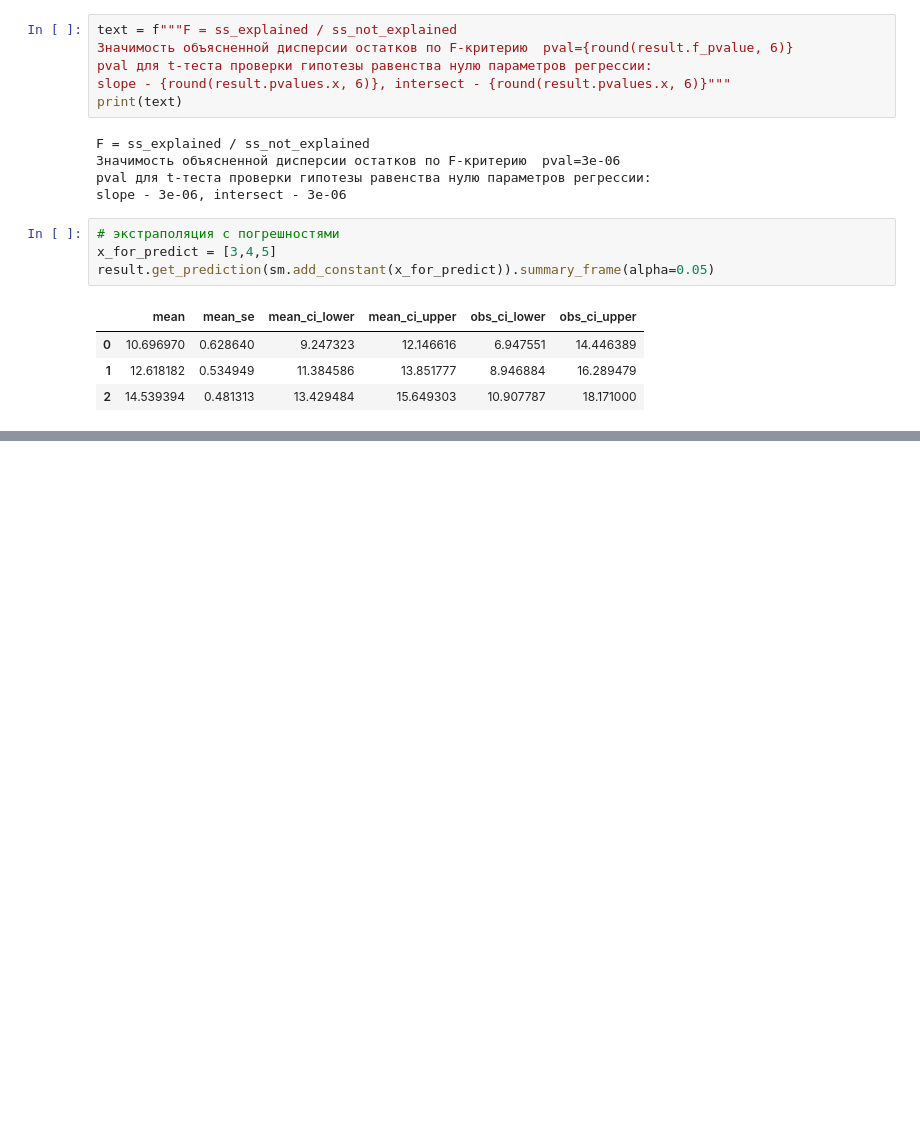
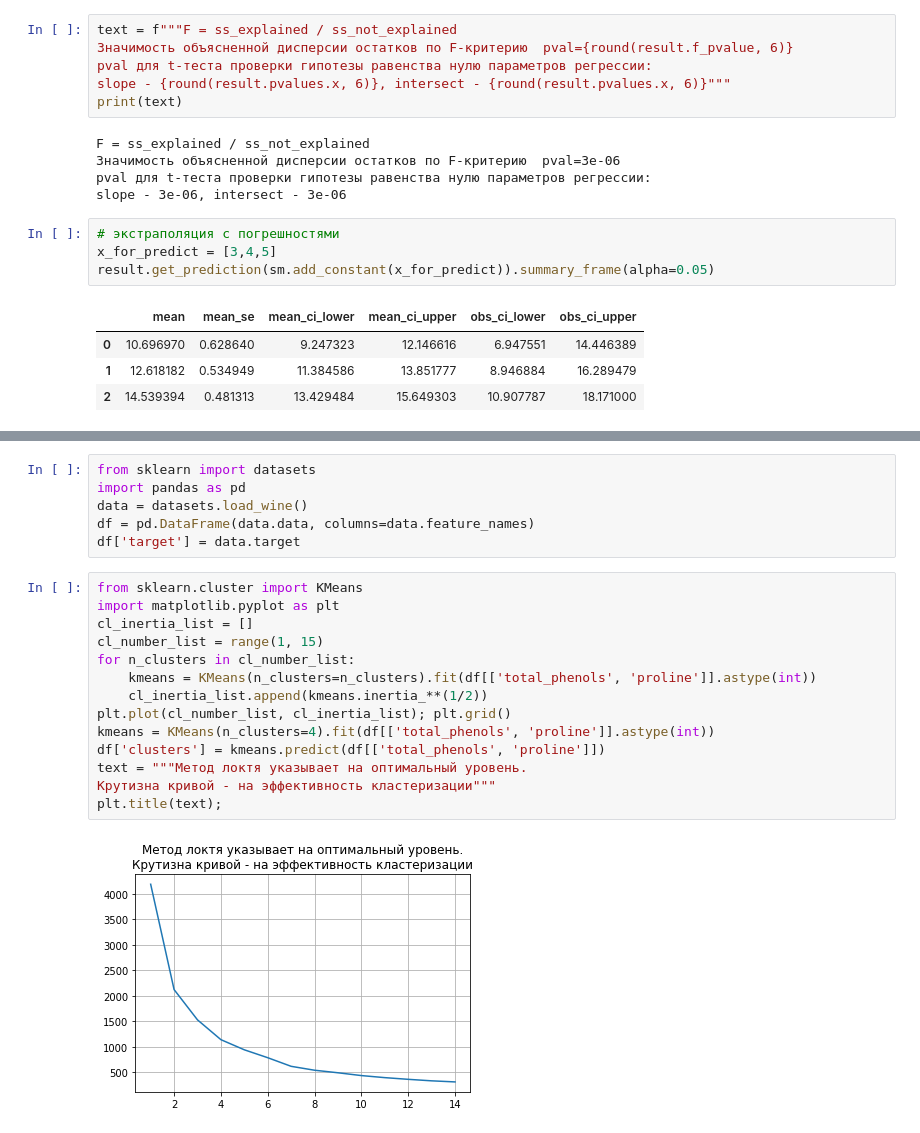
Before and after one commit to gavrevnik/analytics_tools, a Jupyter notebook: statistics.ipynb, the cells around one changed output, grey strips where cells are left out. Saved outputs shown, nothing was run; the diff lists cells and outputs as text; blank space fills up the shorter version.

```diff
--- a/statistics.ipynb
+++ b/statistics.ipynb
@@ -764,0 +787,22 @@ result.get_prediction(sm.add_constant(x_for_predict)).summary_frame(alpha=0.05)
+# %%
+from sklearn import datasets
+import pandas as pd
+data = datasets.load_wine()
+df = pd.DataFrame(data.data, columns=data.feature_names)
+df['target'] = data.target
+# %%
+from sklearn.cluster import KMeans
+import matplotlib.pyplot as plt
+cl_inertia_list = []
+cl_number_list = range(1, 15)
+for n_clusters in cl_number_list:
+    kmeans = KMeans(n_clusters=n_clusters).fit(df[['total_phenols', 'proline']].astype(int))
+    cl_inertia_list.append(kmeans.inertia_**(1/2))
+plt.plot(cl_number_list, cl_inertia_list); plt.grid()
+kmeans = KMeans(n_clusters=4).fit(df[['total_phenols', 'proline']].astype(int))
+df['clusters'] = kmeans.predict(df[['total_phenols', 'proline']])
+text = """Метод локтя указывает на оптимальный уровень.
+Крутизна кривой - на эффективность кластеризации"""
+plt.title(text);
+# %% [output]
+[figure, added]
```
Also changed, not shown: parts of 17 cells of this notebook, 9 other files.
